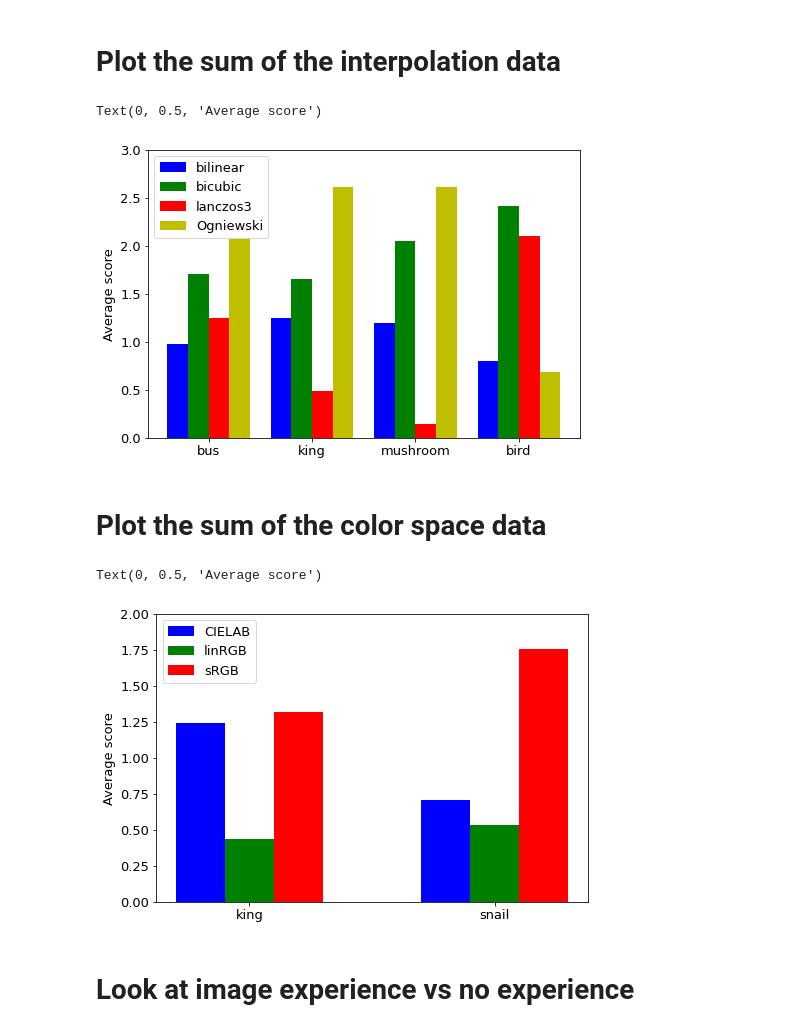
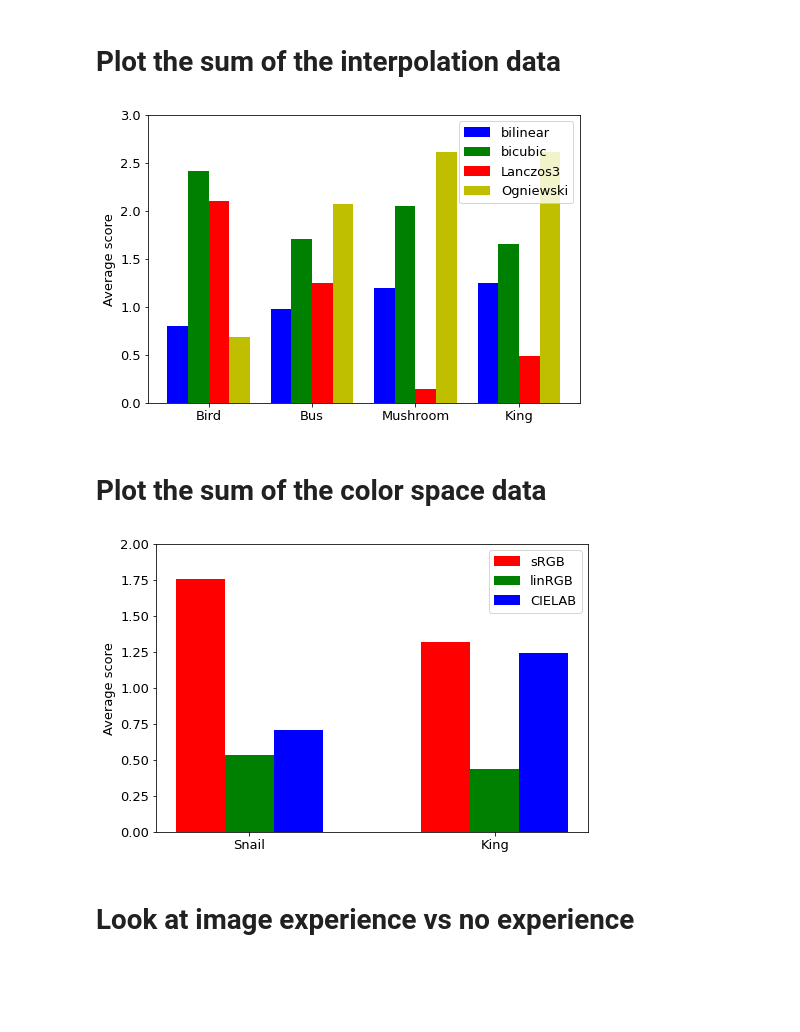
Before and after one commit to pannacotta98/color-interpolation, a Jupyter notebook: subjective-analysis/subj-analysis-test.ipynb, the cells around one changed output. Saved outputs shown, nothing was run; the diff lists cells and outputs as text; code cells hidden in the pictures; blank space fills up the shorter version.

```diff
--- a/subjective-analysis/subj-analysis-test.ipynb
+++ b/subjective-analysis/subj-analysis-test.ipynb
@@ -130,7 +130,7 @@ dtype: int64
 # %% [markdown]
 ### Bird image results does not lie in same order as the other images so append them seperately
 # %%
-interp_data = [interp_bus,interp_king,interp_mushroom]
+interp_data = [interp_bus,interp_mushroom,interp_king]
 bicubic = []
 bilinear = []
 lanczos3 = []
@@ -143,12 +143,12 @@ for x in interp_data:
     ogniewski.append(x[3])
 
 # Append bird image seperately
-bilinear.append(interp_bird[0])
-lanczos3.append(interp_bird[1])
-ogniewski.append(interp_bird[2])
-bicubic.append(interp_bird[3])
+bilinear.insert(0,interp_bird[0])
+lanczos3.insert(0,interp_bird[1])
+ogniewski.insert(0,interp_bird[2])
+bicubic.insert(0,interp_bird[3])
 # %%
-color_data = [color_king, color_snail]
+color_data = [color_snail,color_king]
 srgb = []
 lab = []
 linrgb = []
@@ -174,7 +174,7 @@ avg_srgb = [x / table1.shape[0] for x in srgb]
 X = np.arange(4)
 fig = plt.figure()
 ax = fig.add_axes([0,0,1,1])
-xaxis = ['bus','king','mushroom','bird']
+xaxis = ['Bird','Bus','Mushroom','King']
 xi = list(range(len(xaxis)))
 plt.xticks(xi,xaxis)
 plt.rc('font', size=13)
@@ -182,34 +182,32 @@ plt.rc('font', size=13)
 
 ax.bar(X - 0.3, avg_bilinear, color = 'b', width = 0.2, align='center', label='bilinear')
 ax.bar(X - 0.10, avg_bicubic, color = 'g', width = 0.2, align='center', label='bicubic')
-ax.bar(X + 0.1, avg_lanczos3, color = 'r', width = 0.2, align='center', label='lanczos3')
+ax.bar(X + 0.1, avg_lanczos3, color = 'r', width = 0.2, align='center', label='Lanczos3')
 ax.bar(X + 0.3, avg_ogniewski, color = 'y', width = 0.2, align='center', label='Ogniewski')
-ax.legend(loc='upper left')
+ax.legend(loc='upper right')
 ax.set_ylim(0,3)
 ax.set_ylabel('Average score')
 # %% [output]
-Text(0, 0.5, 'Average score')
-[figure, old version]
+[figure, new version]
 # %% [markdown]
 # Plot the sum of the color space data
 # %%
 X = np.arange(2)
 fig = plt.figure()
 ax = fig.add_axes([0,0,1,1])
-xaxis = ['king','snail']
+xaxis = ['Snail','King']
 xi = list(range(len(xaxis)))
 plt.xticks(xi,xaxis)
 
+ax.bar(X - 0.2, avg_srgb, color = 'r', width = 0.2, align='center', label='sRGB')
+ax.bar(X + 0.0, avg_linrgb, color = 'g', width = 0.2, align='center', label='linRGB')
+ax.bar(X + 0.2, avg_lab, color = 'b', width = 0.2, align='center', label='CIELAB')
 
-ax.bar(X - 0.2, avg_lab, color = 'b', width = 0.2, align='center', label='CIELAB')
-ax.bar(X - 0.0, avg_linrgb, color = 'g', width = 0.2, align='center', label='linRGB')
-ax.bar(X + 0.2, avg_srgb, color = 'r', width = 0.2, align='center', label='sRGB')
-ax.legend(loc='upper left')
+ax.legend(loc='upper right')
 ax.set_ylim(0,2)
 ax.set_ylabel('Average score')
 # %% [output]
-Text(0, 0.5, 'Average score')
-[figure, old version]
+[figure, new version]
 # %% [markdown]
 # Look at image experience vs no experience
 # %%
```
Also changed, not shown: parts of 6 cells of this notebook.
